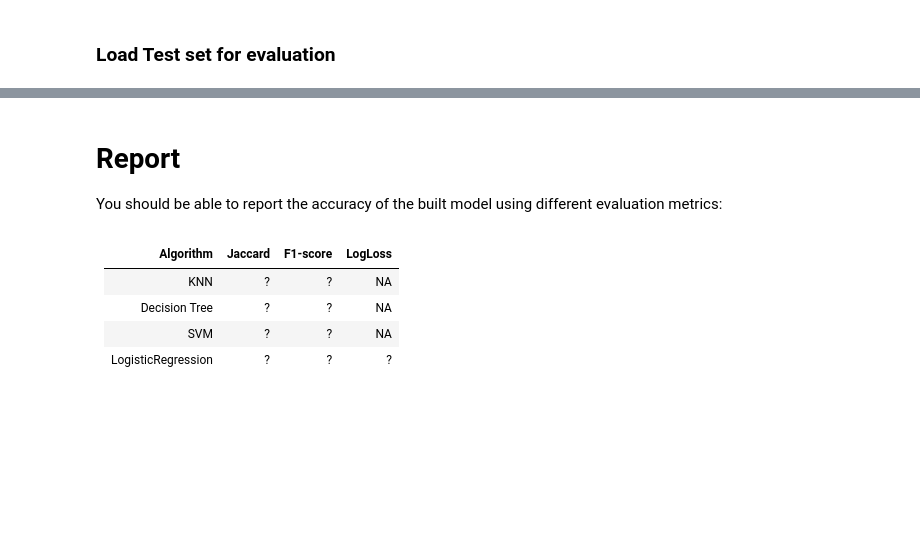
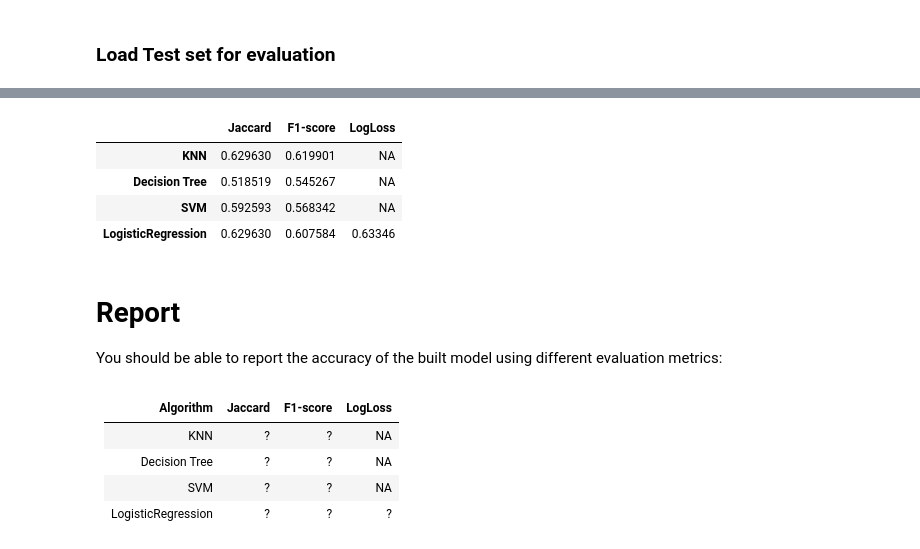
Before and after one commit to AlphonseBrandon/ML-Classification-Models-, a Jupyter notebook: Bank Loan Classifier System.ipynb, the cells around one changed output, grey strips where cells are left out. Cells and saved outputs as stored; diff of their text form; code cells hidden in the pictures; blank space fills up the shorter version.

```diff
--- a/Bank Loan Classifier System.ipynb
+++ b/Bank Loan Classifier System.ipynb
@@ -211,0 +351,8 @@ Notice: You should find the best k to build the model with the best accuracy.\
+# %%
+# predictions and probabilities
+LR_yhat = LR.predict(X_test)
+yhat_proba = LR.predict_proba(X_test)
+print("predicted: ", yhat[0:5])
+print("test set: ", y_test[0:5])
+print("proba: ", yhat_proba[0:5])
+print("Accuracy: ", accuracy_score(y_test, LR_yhat))
@@ -226,0 +403,10 @@ test_df.head()
+# %%
+algorithm = ['KNN', 'Decision Tree', 'SVM', 'LogisticRegression']
+knn = knn_yhat[0:54]
+Dtree = predTree[0:54]
+LogReg = LR_yhat[0:54]
+svm_pred = clf_pred[0:54]
+yhat_proba = yhat_proba[0:54]
+model_predictions = [knn, Dtree, svm_pred, LogReg]
+#model_predictions[0:5]
+print(metrics.classification_report(y_true, model_predictions[2]))
@@ -227,3 +422,28 @@ test_df.head()
+# %%
+scores = []
+for i in range(4):
+            scores.append([
+                metrics.accuracy_score(y_true, model_predictions[i]),
+                metrics.f1_score(y_true, model_predictions[i], average = 'weighted')
+               # metrics.log_loss(y_true, yhat_proba[0:54])
+            ])
+# %%
+logLoss = [
+    'NA',
+    'NA',
+    'NA',
+    metrics.log_loss(y_true, yhat_proba)
+]
+logLoss
+df_score = pd.DataFrame(scores, index = algorithm, columns = ['Jaccard', 'F1-score'])
+df_score['LogLoss'] = logLoss
+df_score
+# %% [output]
+|  | Jaccard | F1-score | LogLoss |
+| KNN | 0.629630 | 0.619901 | NA |
+| Decision Tree | 0.518519 | 0.545267 | NA |
+| SVM | 0.592593 | 0.568342 | NA |
+| LogisticRegression | 0.629630 | 0.607584 | 0.63346 |
 # %% [markdown]
 # Report
 
```
Also changed, not shown: parts of 25 cells of this notebook.
